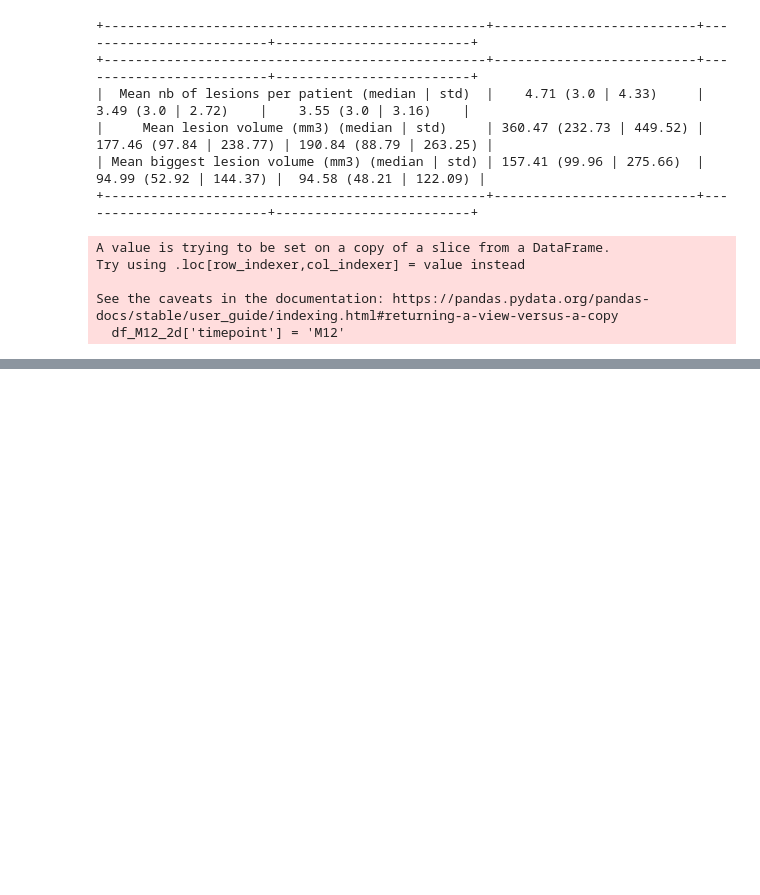
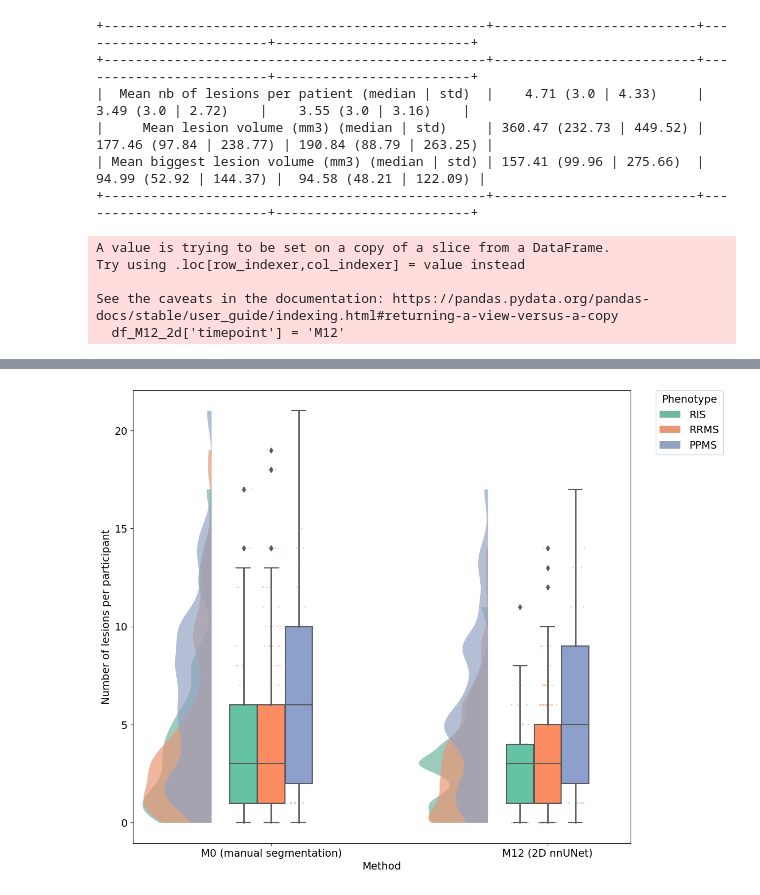
Before and after one commit to ivadomed/canproco, a Jupyter notebook: dataset_analysis/dataframe_analysis.ipynb, the cells around one changed output, grey strips where cells are left out. Saved outputs shown, nothing was run; the diff lists cells and outputs as text; code cells hidden in the pictures; blank space fills up the shorter version.

```diff
--- a/dataset_analysis/dataframe_analysis.ipynb
+++ b/dataset_analysis/dataframe_analysis.ipynb
@@ -412,0 +414,34 @@ plt.show()
+# %%
+# plot
+df1 = df_M0.copy()
+df1['Method']='M0 (manual segmentation)'
+df3 = df_M12_2d.copy()
+df3['Method']='M12 (2D nnUNet)'
+
+df13 = pd.concat([df1, df3])
+
+#rename columns
+df123 = df13.rename(columns={'number_of_lesions': 'Number of lesions per participant', 'phenotype': 'Phenotype', 'total_lesion_volume': 'Total lesion volume (mm3)', 'biggest_lesion_vol': 'Biggest lesion volume (mm3)', 'avg_lesion_length': 'Average lesion length (mm)'})
+plt.rcParams.update({'font.size': 14})
+f, ax = plt.subplots(figsize=(12, 11))
+ax = pt.RainCloud(data=df123,
+                          x='Method',
+                          y='Number of lesions per participant',
+                          hue='Phenotype',
+                          #order=METHODS_TO_LABEL_SC.keys() if pred_type == 'sc' else METHODS_TO_LABEL_LESION.keys(),
+                          dodge=True,       # move boxplots next to each other
+                          linewidth=0,      # violionplot border line (0 - no line)
+                          width_viol=.5,    # violionplot width
+                          width_box=.3,     # boxplot width
+                          rain_alpha=.5,    # individual points transparency - https://github.com/pog87/PtitPrince/blob/23debd9b70fca94724a06e72e049721426235f50/ptitprince/PtitPrince.py#L707
+                          rain_s=2,         # individual points size
+                          alpha=.7,         # violin plot transparency
+                          box_showmeans=True,  # show mean value inside the boxplots
+                          box_meanprops={'marker': '^', 'markerfacecolor': 'black', 'markeredgecolor': 'black',
+                                         'markersize': '6'},
+                          hue_order=['RIS','RRMS','PPMS'],
+                          box_medianprops={"zorder": 11}
+                          )
+plt.show()
+# %% [output]
+[figure, added]
```
Also changed, not shown: parts of 1 cell of this notebook.
